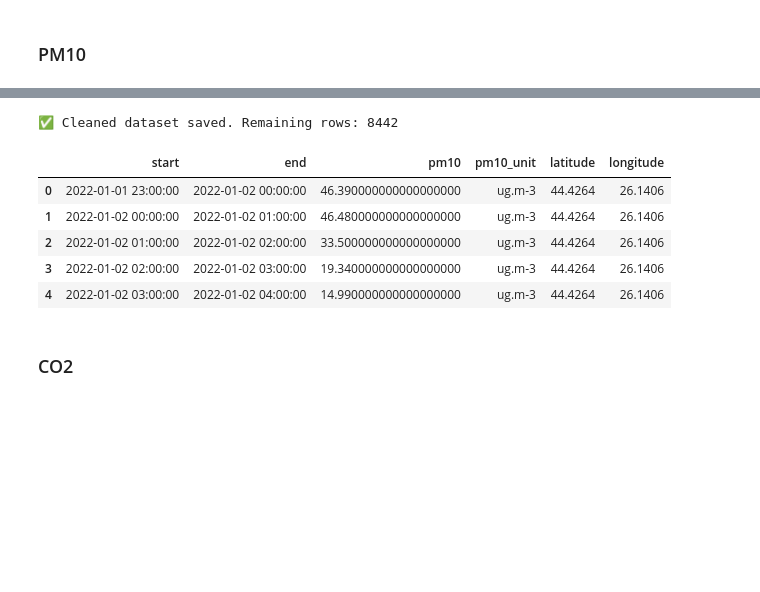
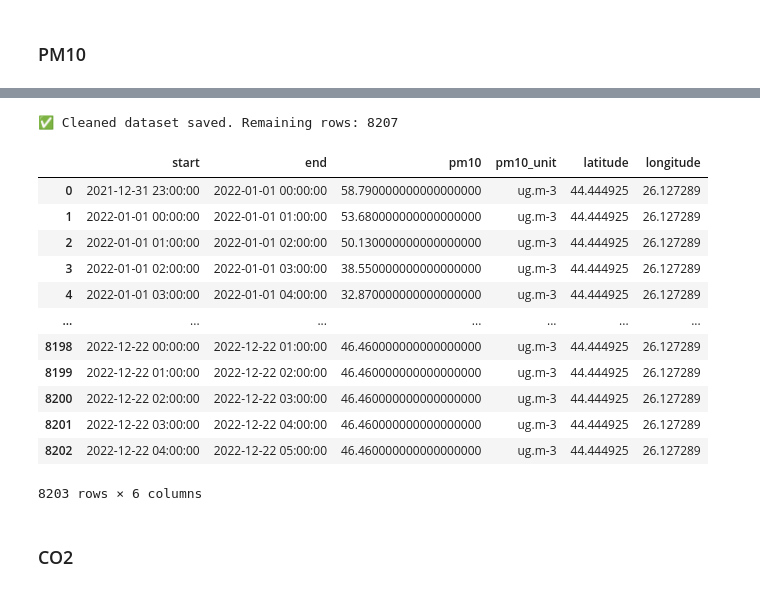
Before and after one commit to HemisCoding/bucharest-pollution-detector, a Jupyter notebook: notebooks/Pollution_Factors Data Collection.ipynb, the cells around one changed output, grey strips where cells are left out. Drawn from its saved outputs; the diff is of its cells as text; code cells hidden in the pictures; blank space fills up the shorter version.

```diff
--- a/notebooks/Pollution_Factors Data Collection.ipynb
+++ b/notebooks/Pollution_Factors Data Collection.ipynb
@@ -153,9 +153,8 @@ else:
 # %%
 import pandas as pd
 from pathlib import Path
-
 # Folder where your files are
-folder = Path("data/pm10-2022-e1a")
+folder = Path("../data/Checking data/pm10_2013-2023")
 
 # Match all files named file1.parquet to file6.parquet
 files = sorted(folder.glob("SPO-*.parquet"))
@@ -168,8 +167,8 @@ df_all = pd.concat(dfs, ignore_index=True)
 df_all["station_code"] = df_all["Samplingpoint"].str.extract(r"(RO\d{4}A)")
 
 # Filter only for RO0070A (B-6)
-df_b4 = df_all[df_all["station_code"] == "RO0065A"].copy()
+df_b4 = df_all[df_all["station_code"] == "RO0070A"].copy()
 
-print(f"✅ Found {len(df_b4)} rows for station B-4 (RO0065A)")
-df_b4.head()
+print(f"✅ Found {len(df_b4)} rows")
+df_b4.head(-4)
 # %% [output]
@@ -183,36 +189,43 @@ df_b4.head()
 # %%
 # 1. Selectăm doar coloanele necesare
 df_pm10 = df_b4[["Start", "End", "Value", "Unit"]].copy()
 
 # 2. Renumim coloanele
 df_pm10.rename(columns={
     "Start": "start",
     "End": "end",
     "Value": "pm10",
     "Unit": "pm10_unit"
 }, inplace=True)
 
 # 3. Filtrăm valorile valide
 df_pm10_filtered = df_pm10[df_pm10["pm10"] > 1e-6].copy()
 df_pm10_filtered.reset_index(drop=True, inplace=True)
 
-# 4. Adăugăm coordonatele stației B-4 (RO0065A)
-df_pm10_filtered["latitude"] = 44.4264
-df_pm10_filtered["longitude"] = 26.1406
+# 4. Adăugăm coordonatele stației
+df_pm10_filtered["latitude"] = 44.444925
+df_pm10_filtered["longitude"] = 26.127289
 
 # 5. Salvăm dataset-ul
-df_pm10_filtered.to_csv("data/pm10-2022-e1a/pm10_bucharest_clean-2022.csv", index=False)
+df_pm10_filtered.to_csv("../data/Checking data/pm10_bucharest_clean-ro0070a.csv", index=False)
 
 print(f"✅ Cleaned dataset saved. Remaining rows: {len(df_pm10_filtered)}")
-df_pm10_filtered.head()
+df_pm10_filtered.head(-4)
 # %% [output]
-✅ Cleaned dataset saved. Remaining rows: 8442
+✅ Cleaned dataset saved. Remaining rows: 8207
 |  | start | end | pm10 | pm10_unit | latitude | longitude |
-| 0 | 2022-01-01 23:00:00 | 2022-01-02 00:00:00 | 46.390000000000000000 | ug.m-3 | 44.4264 | 26.1406 |
-| 1 | 2022-01-02 00:00:00 | 2022-01-02 01:00:00 | 46.480000000000000000 | ug.m-3 | 44.4264 | 26.1406 |
-| 2 | 2022-01-02 01:00:00 | 2022-01-02 02:00:00 | 33.500000000000000000 | ug.m-3 | 44.4264 | 26.1406 |
-| 3 | 2022-01-02 02:00:00 | 2022-01-02 03:00:00 | 19.340000000000000000 | ug.m-3 | 44.4264 | 26.1406 |
-| 4 | 2022-01-02 03:00:00 | 2022-01-02 04:00:00 | 14.990000000000000000 | ug.m-3 | 44.4264 | 26.1406 |
+| 0 | 2021-12-31 23:00:00 | 2022-01-01 00:00:00 | 58.790000000000000000 | ug.m-3 | 44.444925 | 26.127289 |
+| 1 | 2022-01-01 00:00:00 | 2022-01-01 01:00:00 | 53.680000000000000000 | ug.m-3 | 44.444925 | 26.127289 |
+| 2 | 2022-01-01 01:00:00 | 2022-01-01 02:00:00 | 50.130000000000000000 | ug.m-3 | 44.444925 | 26.127289 |
+| 3 | 2022-01-01 02:00:00 | 2022-01-01 03:00:00 | 38.550000000000000000 | ug.m-3 | 44.444925 | 26.127289 |
+| 4 | 2022-01-01 03:00:00 | 2022-01-01 04:00:00 | 32.870000000000000000 | ug.m-3 | 44.444925 | 26.127289 |
+| ... | ... | ... | ... | ... | ... | ... |
+| 8198 | 2022-12-22 00:00:00 | 2022-12-22 01:00:00 | 46.460000000000000000 | ug.m-3 | 44.444925 | 26.127289 |
+| 8199 | 2022-12-22 01:00:00 | 2022-12-22 02:00:00 | 46.460000000000000000 | ug.m-3 | 44.444925 | 26.127289 |
+| 8200 | 2022-12-22 02:00:00 | 2022-12-22 03:00:00 | 46.460000000000000000 | ug.m-3 | 44.444925 | 26.127289 |
+| 8201 | 2022-12-22 03:00:00 | 2022-12-22 04:00:00 | 46.460000000000000000 | ug.m-3 | 44.444925 | 26.127289 |
+| 8202 | 2022-12-22 04:00:00 | 2022-12-22 05:00:00 | 46.460000000000000000 | ug.m-3 | 44.444925 | 26.127289 |
+8203 rows × 6 columns
 # %% [markdown]
 ### CO2
 # %%
```
Also changed, not shown: parts of 22 cells of this notebook, 2 other files.
